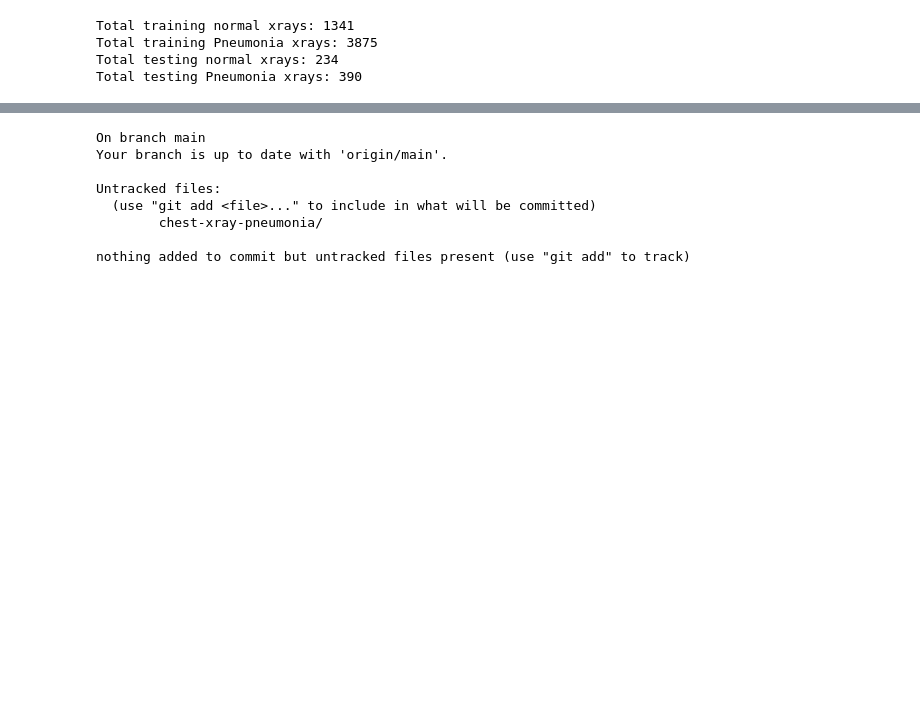
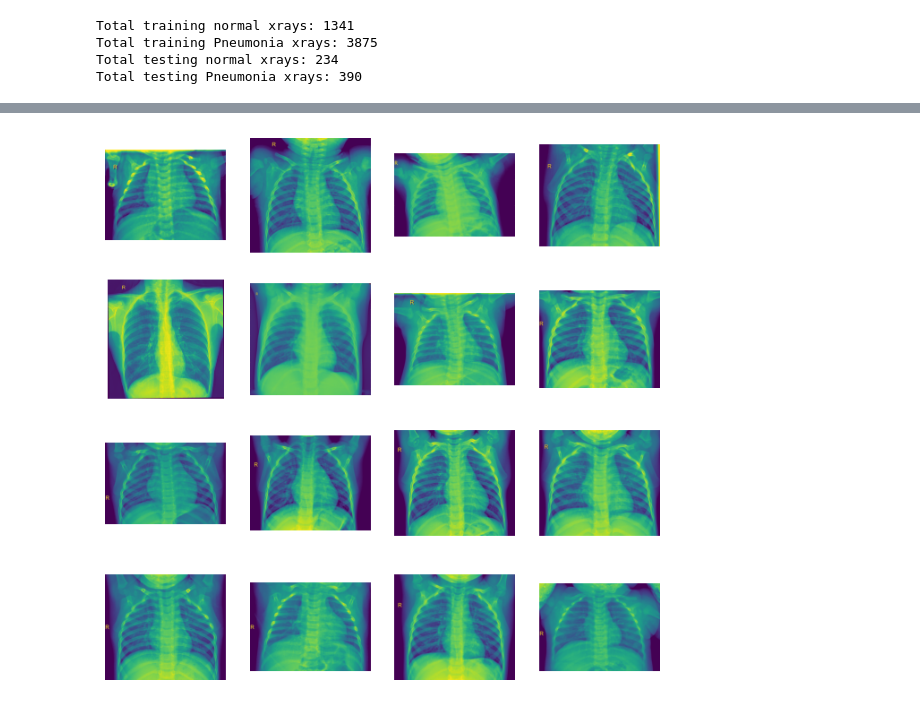
Before and after one commit to Ebenezeragyemang10/machine-learning-projects, a Jupyter notebook: chest-x-ray-classification-cnn/xrayclassifier.ipynb, the cells around one changed output, grey strips where cells are left out. Saved outputs shown, nothing was run; the diff lists cells and outputs as text; code cells hidden in the pictures; blank space fills up the shorter version.

```diff
--- a/chest-x-ray-classification-cnn/xrayclassifier.ipynb
+++ b/chest-x-ray-classification-cnn/xrayclassifier.ipynb
@@ -70,0 +87,13 @@ Total testing Pneumonia xrays: 390
+# %%
+#visualizing normal train images
+nrows, ncols = 4, 4
+plt.figure(figsize=(8, 8))
+for i in range(1, nrows*ncols+1):
+  random_image_name  = random.choice(normal_train)
+  random_image_path = f"{train_dir}/NORMAL/{random_image_name}"
+  image= Image.open(random_image_path)
+  plt.subplot(nrows, ncols, i)
+  plt.imshow(image)
+  plt.axis("OFF")
+# %% [output]
+[figure, added]
@@ -71,17 +102,8 @@ Total testing Pneumonia xrays: 390
 # %%
 train_transforms = transforms.Compose([
-    transforms.Resize(256, 256),
+    transforms.Resize(256),
     transforms.RandomHorizontalFlip(p=0.5),
     transforms.RandomRotation(degrees=10),
     transforms.ToTensor(),
 
 ])
-# %% [output]
-On branch main
-Your branch is up to date with 'origin/main'.
-
-Untracked files:
-  (use "git add <file>..." to include in what will be committed)
-        chest-xray-pneumonia/
-
-nothing added to commit but untracked files present (use "git add" to track)
```
Also changed, not shown: parts of 5 cells of this notebook.
